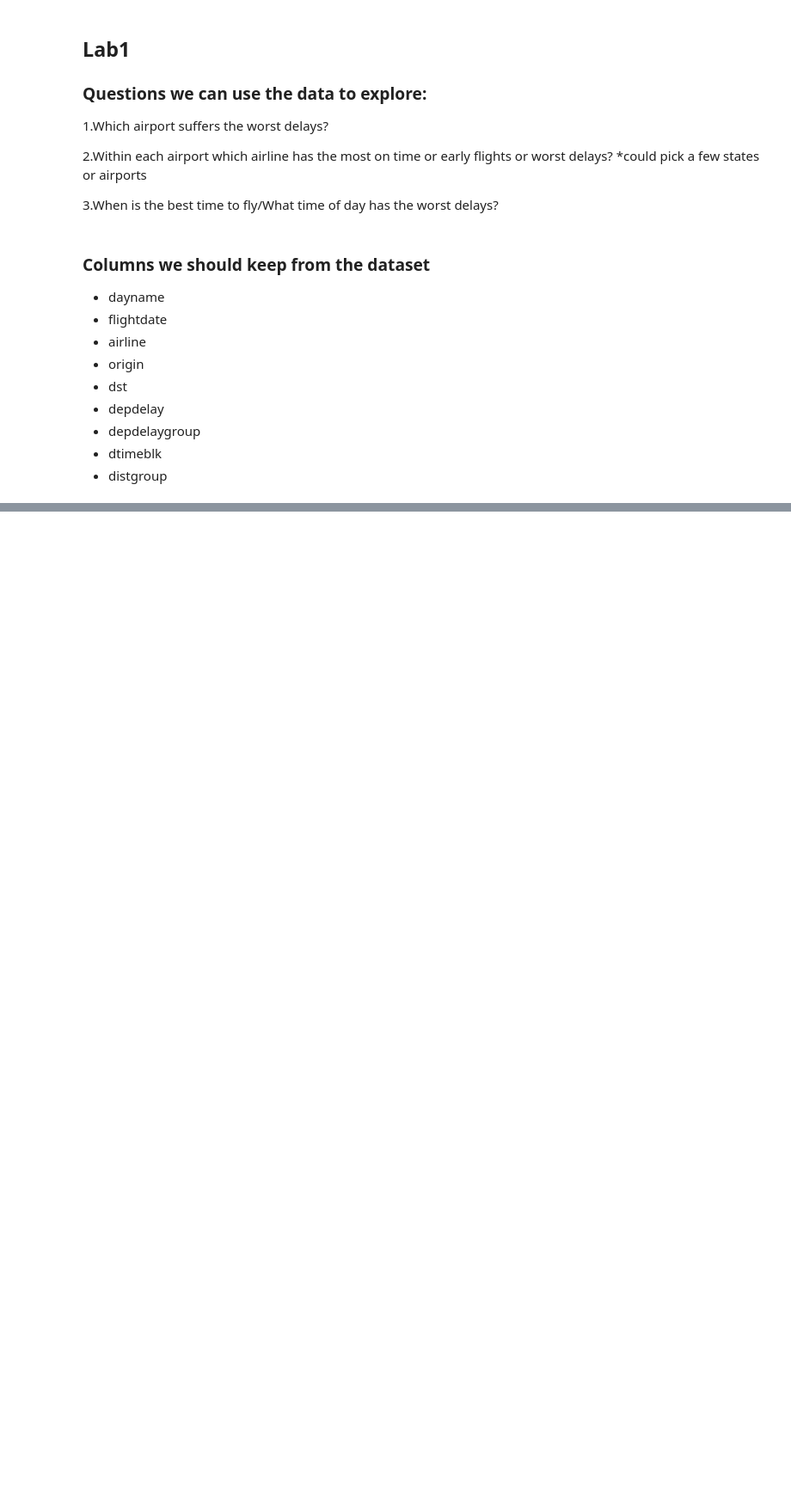
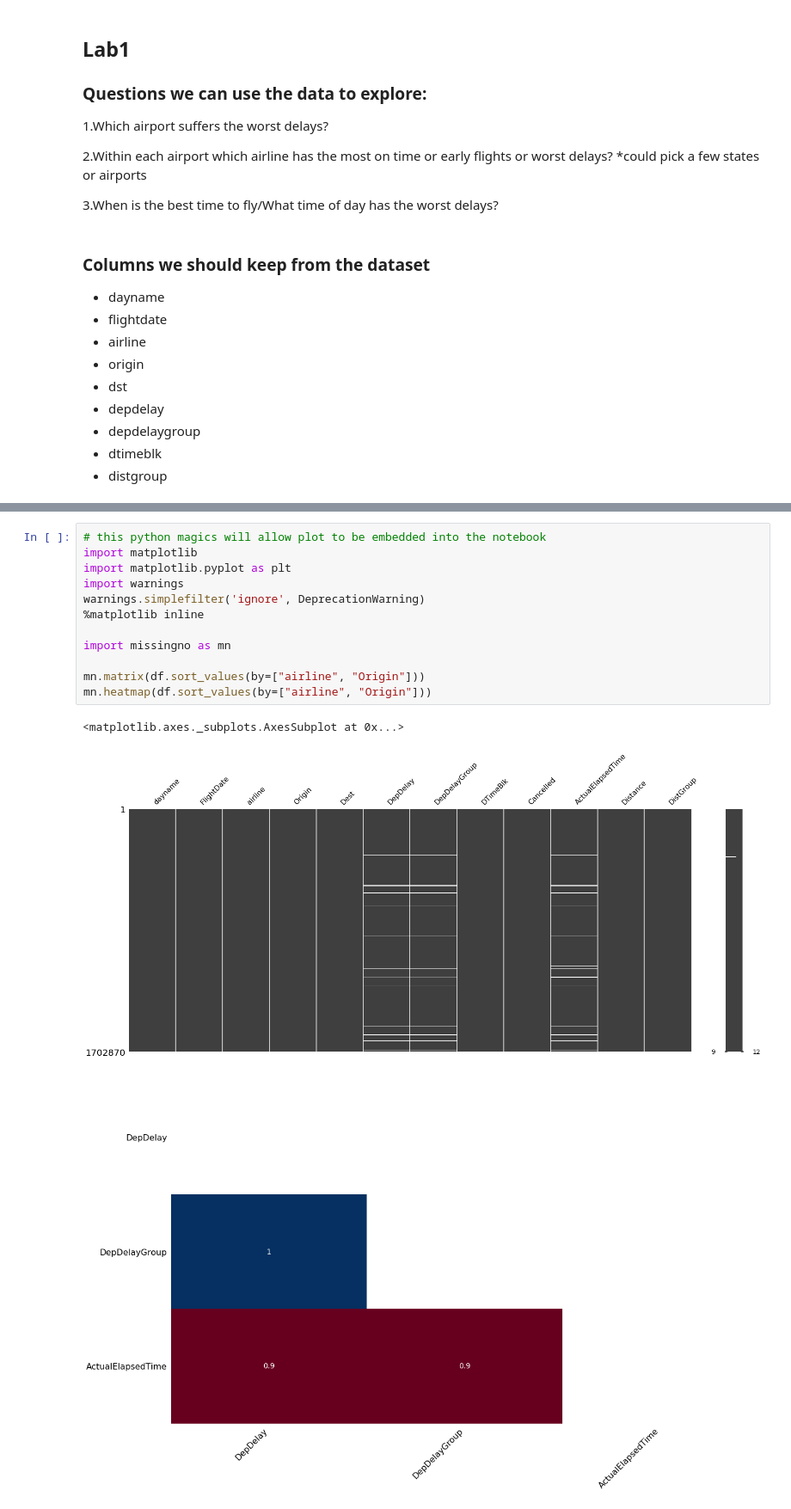
Before and after one commit to teresa201/MachineLearning, a Jupyter notebook: Lab1.ipynb, the cells around one changed output, grey strips where cells are left out. Shown: that part at 86% size. Drawn from its saved outputs; the diff is of its cells as text; blank space fills up the shorter version.

```diff
--- a/Lab1.ipynb
+++ b/Lab1.ipynb
@@ -42,0 +113,16 @@ Numpy: 1.14.3
+# %%
+# this python magics will allow plot to be embedded into the notebook
+import matplotlib
+import matplotlib.pyplot as plt
+import warnings
+warnings.simplefilter('ignore', DeprecationWarning)
+%matplotlib inline
+
+import missingno as mn
+
+mn.matrix(df.sort_values(by=["airline", "Origin"]))
+mn.heatmap(df.sort_values(by=["airline", "Origin"]))
+# %% [output]
+<matplotlib.axes._subplots.AxesSubplot at 0x...>
+[figure, added]
+[figure, added]
```
Also changed, not shown: parts of 7 cells of this notebook.
